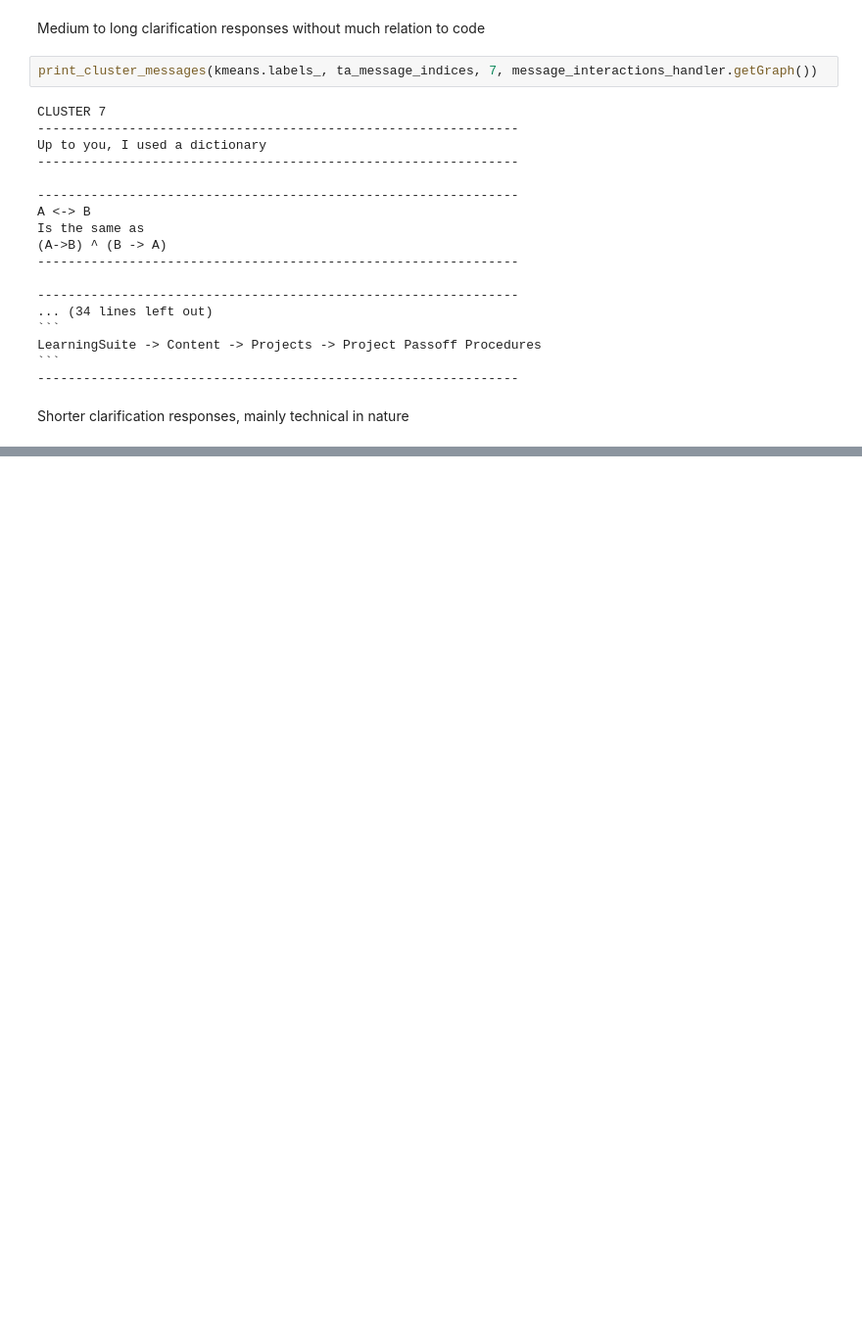
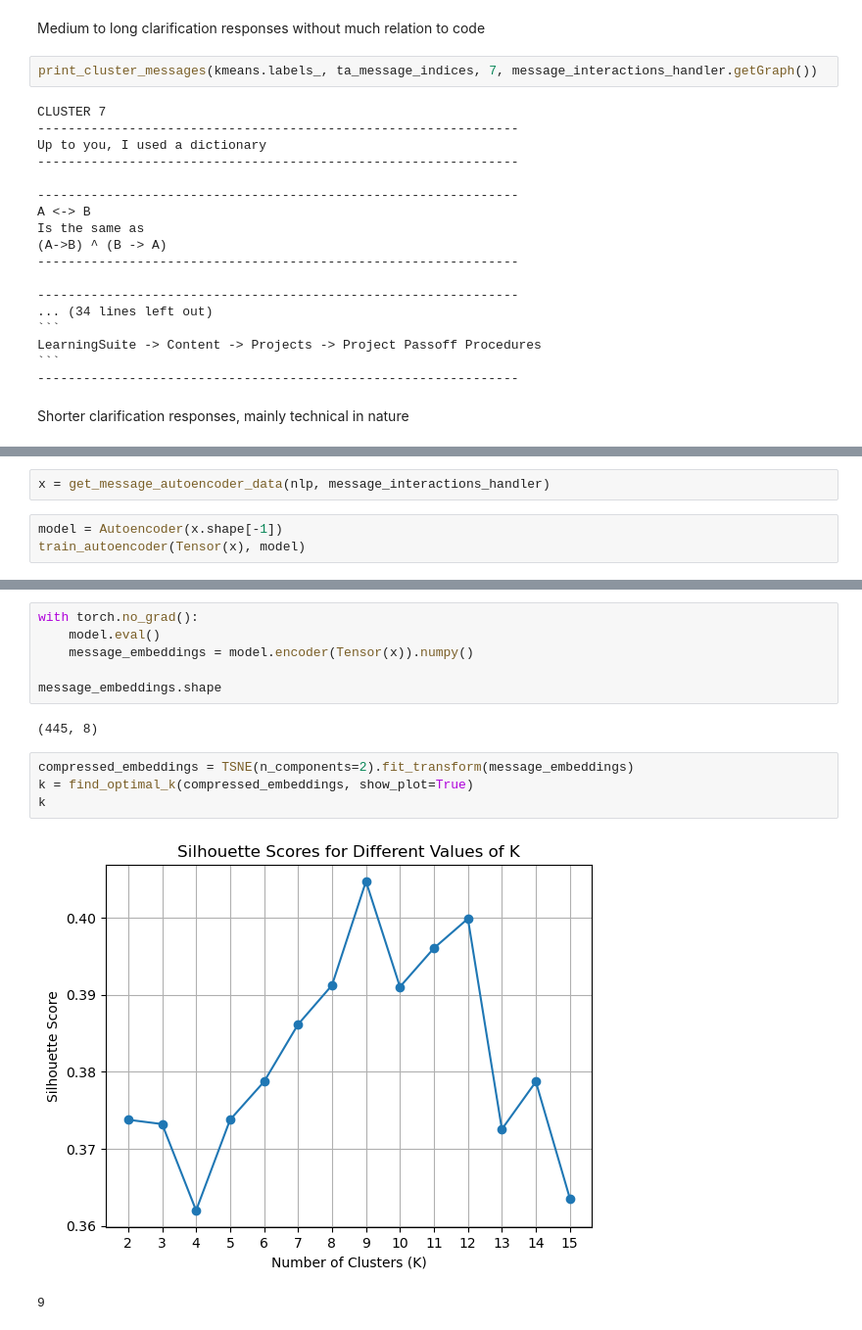
Before and after one commit to ethanp55/network_science, a Jupyter notebook: final_project_with_messages.ipynb, the cells around one changed output, grey strips where cells are left out. Shown at 98% size. Cells and saved outputs as stored; diff of their text form; blank space fills up the shorter version.

Commit message:
Add basic autoencoder for comparison purposes

```diff
--- a/final_project_with_messages.ipynb
+++ b/final_project_with_messages.ipynb
@@ -1205,0 +1323,5 @@ Shorter clarification responses, mainly technical in nature
+# %%
+x = get_message_autoencoder_data(nlp, message_interactions_handler)
+# %%
+model = Autoencoder(x.shape[-1])
+train_autoencoder(Tensor(x), model)
@@ -1205,0 +1330,15 @@ Shorter clarification responses, mainly technical in nature
+# %%
+with torch.no_grad():
+    model.eval()
+    message_embeddings = model.encoder(Tensor(x)).numpy()
+
+message_embeddings.shape
+# %% [output]
+(445, 8)
+# %%
+compressed_embeddings = TSNE(n_components=2).fit_transform(message_embeddings)
+k = find_optimal_k(compressed_embeddings, show_plot=True)
+k
+# %% [output]
+[figure, added]
+9
```
Also changed, not shown: parts of 24 cells of this notebook, 1 other file.
